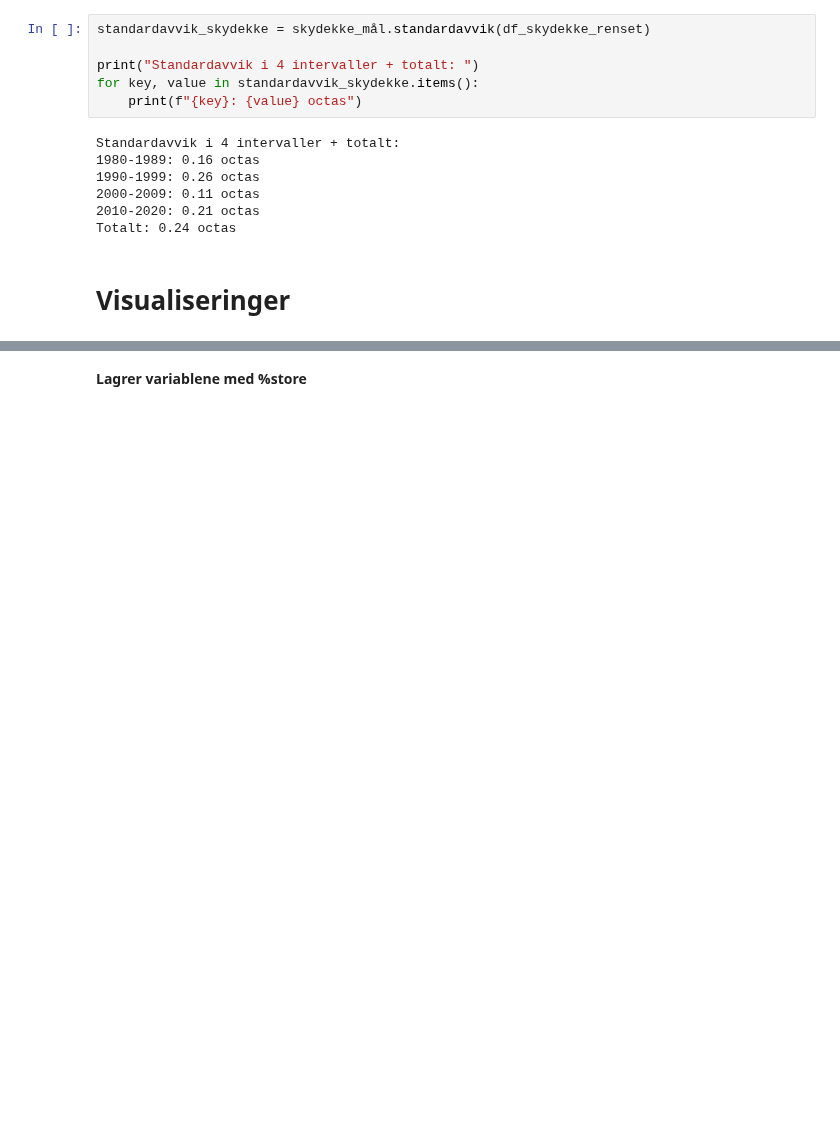
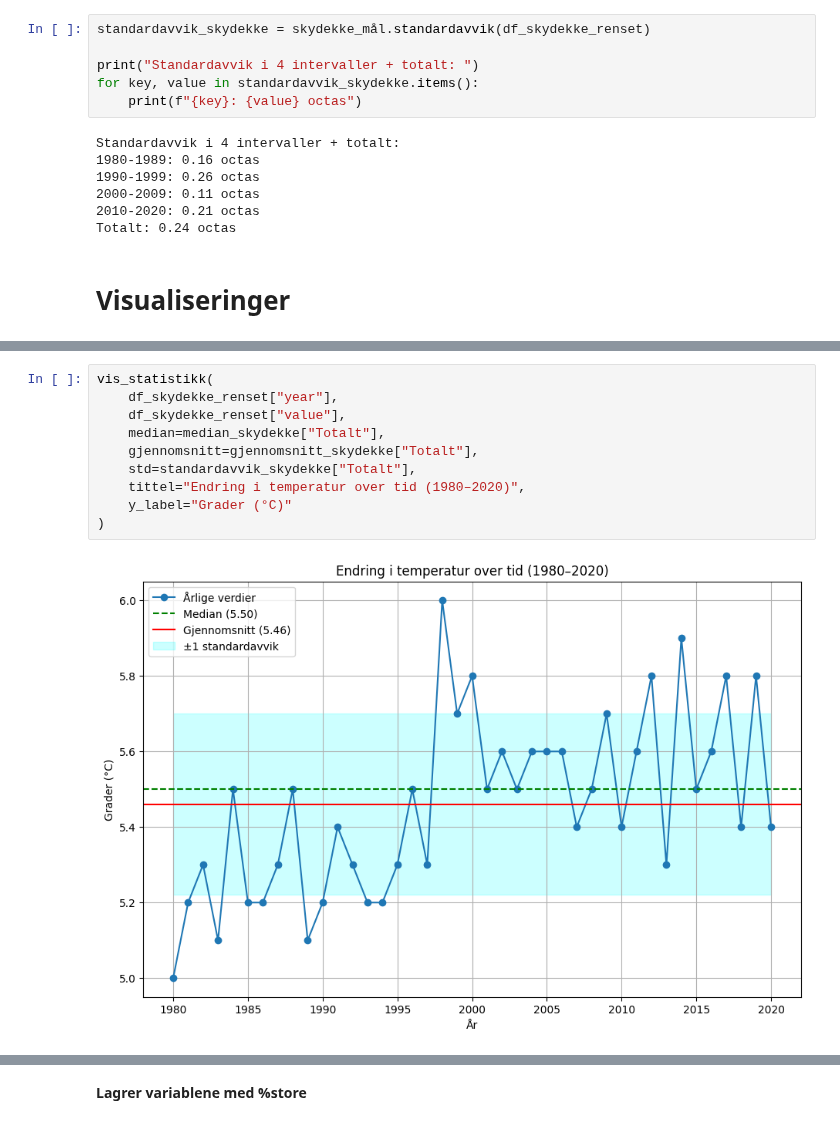
Before and after one commit to hannahnygard/TDT4114-milj.dataanalyse, a Jupyter notebook: proj_environment-main/notebooks/skydekke.ipynb, the cells around one changed output, grey strips where cells are left out. Drawn from its saved outputs; the diff is of its cells as text; blank space fills up the shorter version.

```diff
--- a/proj_environment-main/notebooks/skydekke.ipynb
+++ b/proj_environment-main/notebooks/skydekke.ipynb
@@ -208,0 +136,12 @@ plt.show()
+# %%
+vis_statistikk(
+    df_skydekke_renset["year"],
+    df_skydekke_renset["value"],
+    median=median_skydekke["Totalt"],
+    gjennomsnitt=gjennomsnitt_skydekke["Totalt"],
+    std=standardavvik_skydekke["Totalt"],
+    tittel="Endring i temperatur over tid (1980–2020)",
+    y_label="Grader (°C)"
+)
+# %% [output]
+[figure, added]
```
Also changed, not shown: parts of 7 cells of this notebook, 4 other files.
